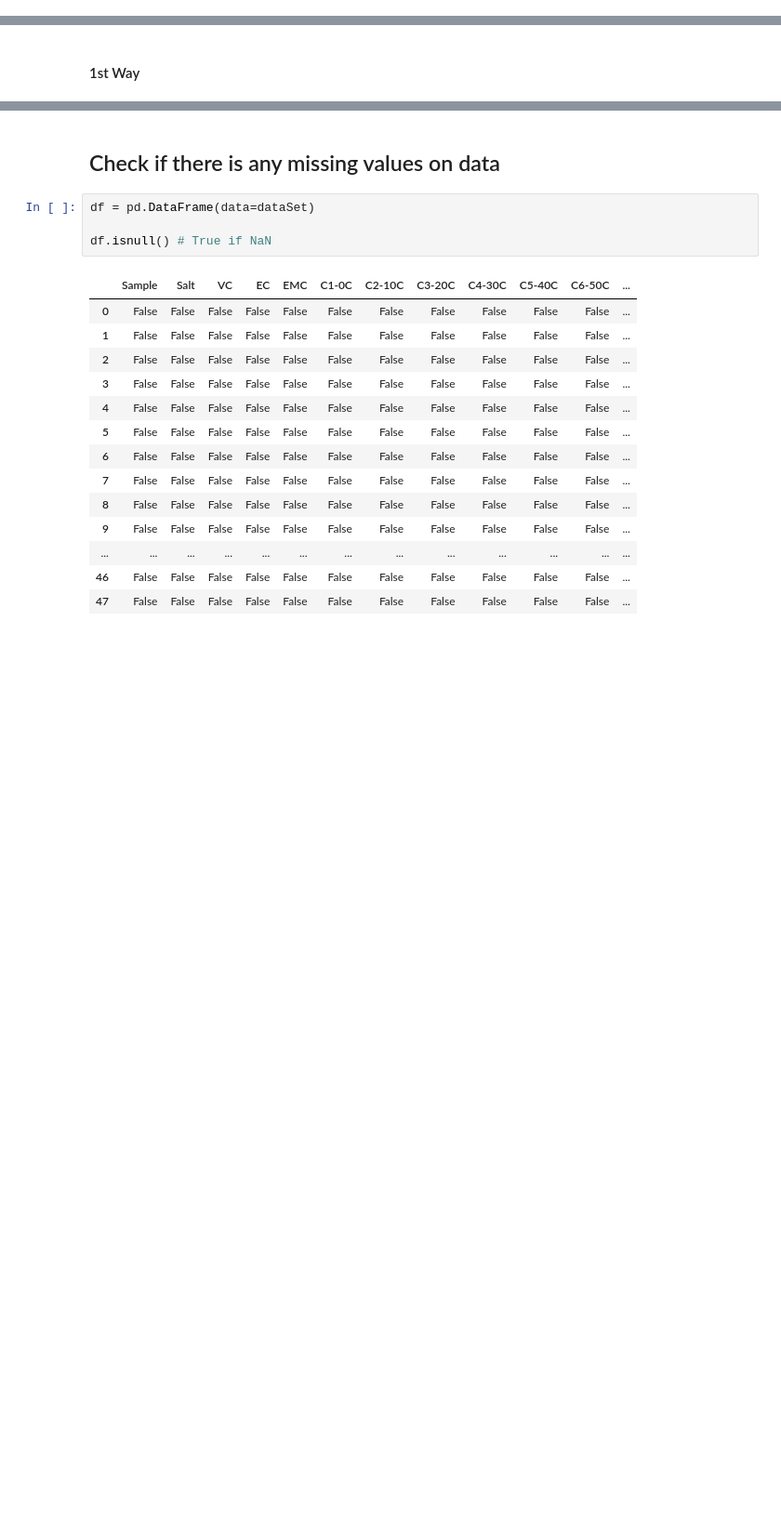
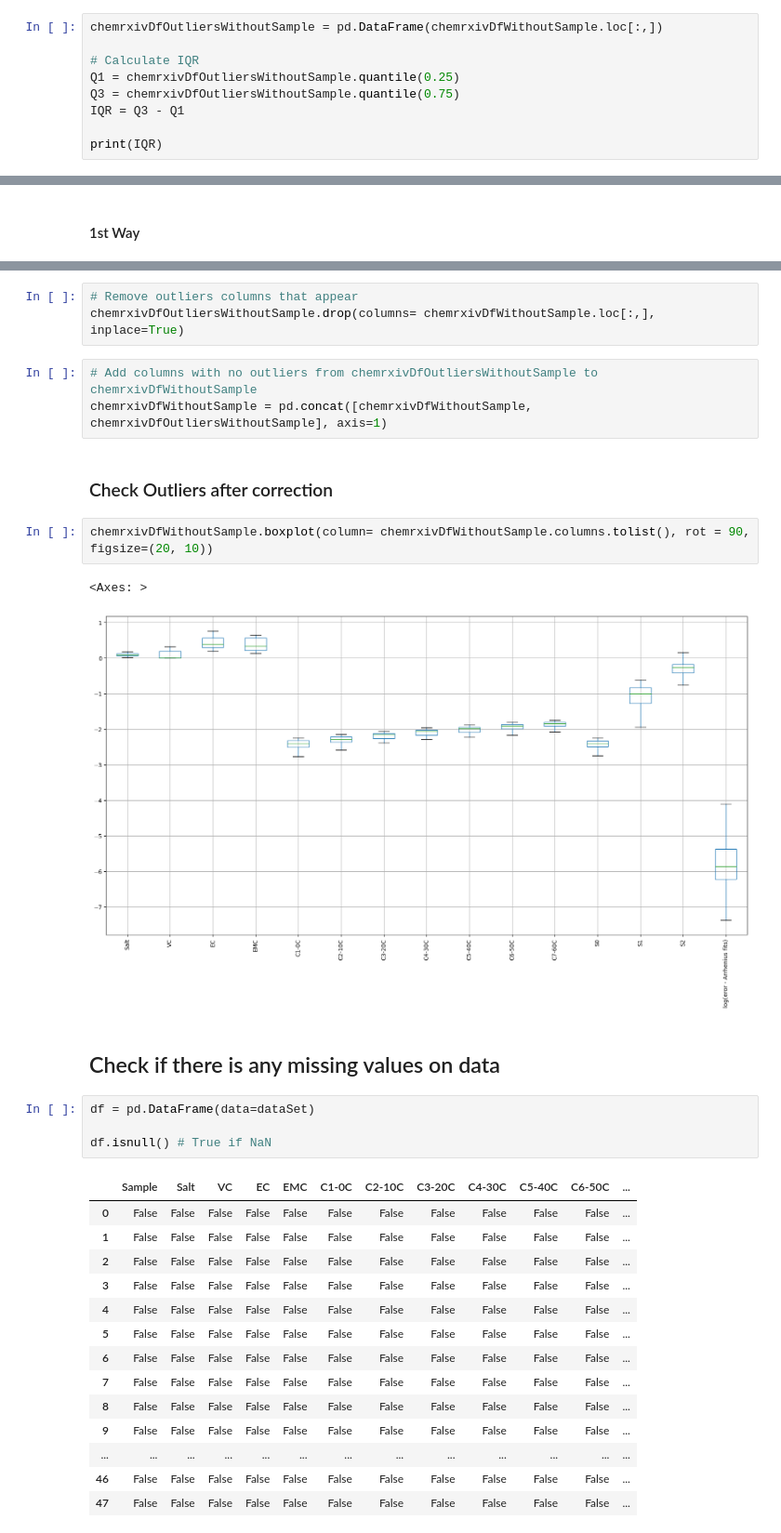
Before and after one commit to Phonginhere/cos40007, a Jupyter notebook: week1/practicalWeek1/homework/lbef.ipynb, the cells around one changed output, grey strips where cells are left out. Shown at 93% size. Saved outputs shown, nothing was run; the diff lists cells and outputs as text; blank space fills up the shorter version.

```diff
--- a/week1/practicalWeek1/homework/lbef.ipynb
+++ b/week1/practicalWeek1/homework/lbef.ipynb
@@ -115,0 +127,9 @@ import matplotlib.pyplot as plt
+# %%
+chemrxivDfOutliersWithoutSample = pd.DataFrame(chemrxivDfWithoutSample.loc[:,])
+
+# Calculate IQR
+Q1 = chemrxivDfOutliersWithoutSample.quantile(0.25)
+Q3 = chemrxivDfOutliersWithoutSample.quantile(0.75)
+IQR = Q3 - Q1
+
+print(IQR)
@@ -184,3 +242,16 @@ sns.boxplot(dataSet[(dataSet >= fenceLow) & (dataSet <= fenceHigh)])
+# %%
+# Remove outliers columns that appear
+chemrxivDfOutliersWithoutSample.drop(columns= chemrxivDfWithoutSample.loc[:,], inplace=True)
+# %%
+# Add columns with no outliers from chemrxivDfOutliersWithoutSample to chemrxivDfWithoutSample
+chemrxivDfWithoutSample = pd.concat([chemrxivDfWithoutSample, chemrxivDfOutliersWithoutSample], axis=1)
+# %% [markdown]
+### Check Outliers after correction
+# %%
+chemrxivDfWithoutSample.boxplot(column= chemrxivDfWithoutSample.columns.tolist(), rot = 90, figsize=(20, 10))
+# %% [output]
+<Axes: >
+[figure, added]
 # %% [markdown]
 ## Check if there is any missing values on data
 # %%
```
Also changed, not shown: parts of 75 cells of this notebook, 8 other files.
